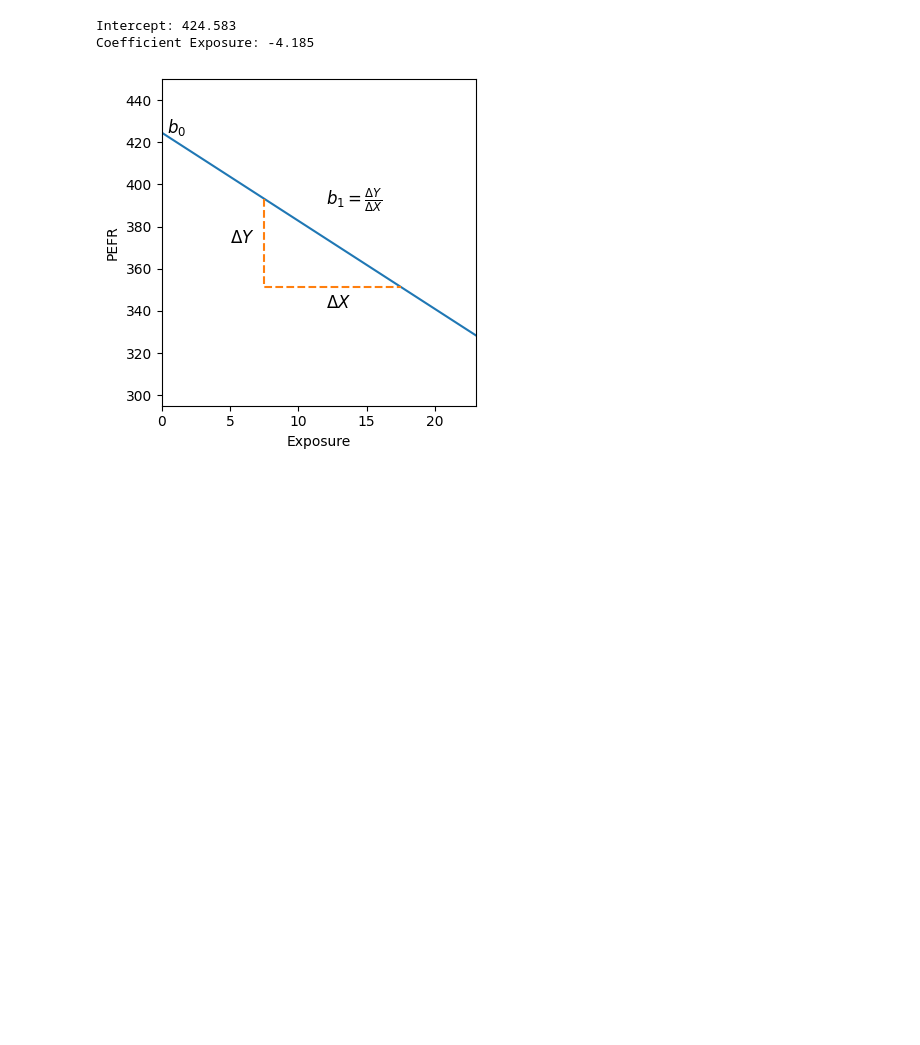
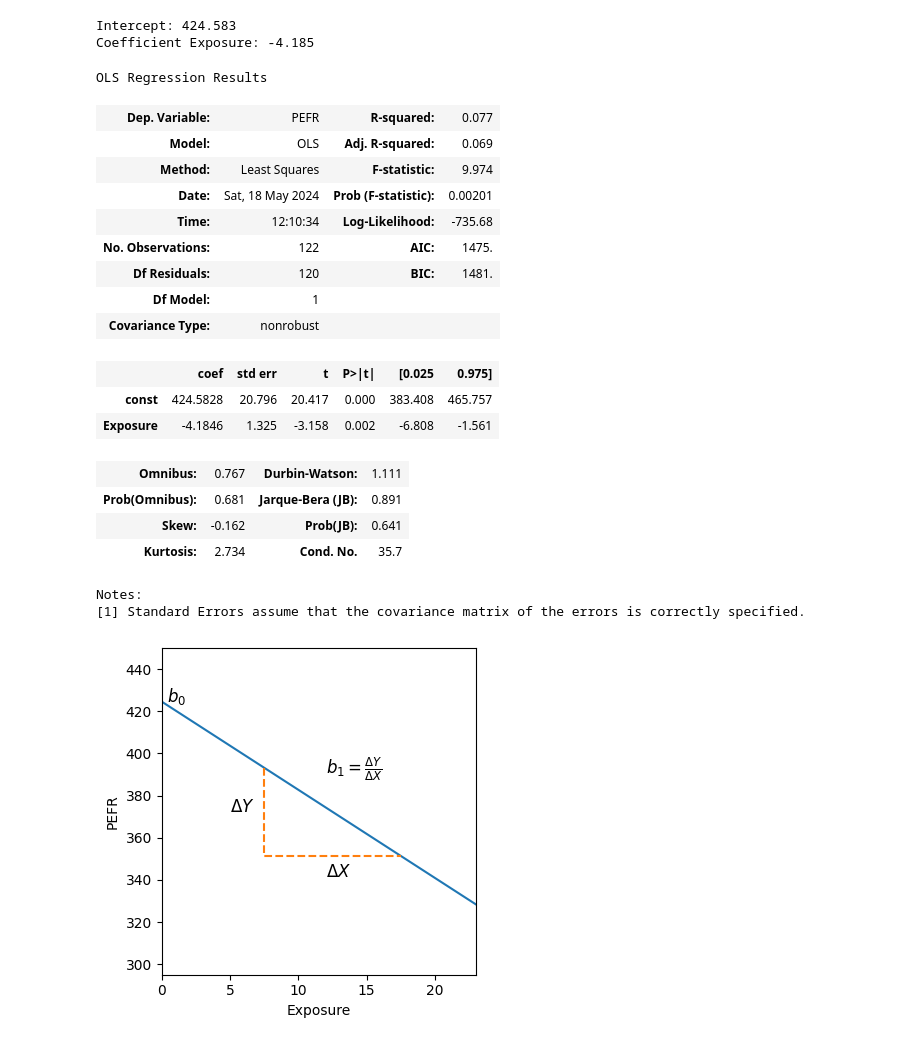
Before and after one commit to igumnov-daniel/HOCK_FEBRUARY_2023, a Jupyter notebook: 11_ML_1_linreg/11_1_sklearn_intro.ipynb, the cells around one changed output. Drawn from its saved outputs; the diff is of its cells as text; code cells hidden in the pictures; blank space fills up the shorter version.

```diff
--- a/11_ML_1_linreg/11_1_sklearn_intro.ipynb
+++ b/11_ML_1_linreg/11_1_sklearn_intro.ipynb
@@ -59,6 +61,30 @@ print(f'Coefficient Exposure: {model.coef_[0]:.3f}')
 # %% [output]
 Intercept: 424.583
 Coefficient Exposure: -4.185
+# %%
+res = sm.OLS(lung[outcome], sm.tools.add_constant(lung[predictors])).fit()
+# %%
+res.summary()
+# %% [output]
+OLS Regression Results
+| Dep. Variable: | PEFR | R-squared: | 0.077 |
+| Model: | OLS | Adj. R-squared: | 0.069 |
+| Method: | Least Squares | F-statistic: | 9.974 |
+| Date: | Sat, 18 May 2024 | Prob (F-statistic): | 0.00201 |
+| Time: | 12:10:34 | Log-Likelihood: | -735.68 |
+| No. Observations: | 122 | AIC: | 1475. |
+| Df Residuals: | 120 | BIC: | 1481. |
+| Df Model: | 1 |  |  |
+| Covariance Type: | nonrobust |  |  |
+|  | coef | std err | t | P>|t| | [0.025 | 0.975] |
+| const | 424.5828 | 20.796 | 20.417 | 0.000 | 383.408 | 465.757 |
+| Exposure | -4.1846 | 1.325 | -3.158 | 0.002 | -6.808 | -1.561 |
+| Omnibus: | 0.767 | Durbin-Watson: | 1.111 |
+| Prob(Omnibus): | 0.681 | Jarque-Bera (JB): | 0.891 |
+| Skew: | -0.162 | Prob(JB): | 0.641 |
+| Kurtosis: | 2.734 | Cond. No. | 35.7 |
+Notes:
+[1] Standard Errors assume that the covariance matrix of the errors is correctly specified.
 # %%
 fig, ax = plt.subplots(figsize=(4, 4))
 ax.set_xlim(0, 23)
```
Also changed, not shown: parts of 2 cells of this notebook.
